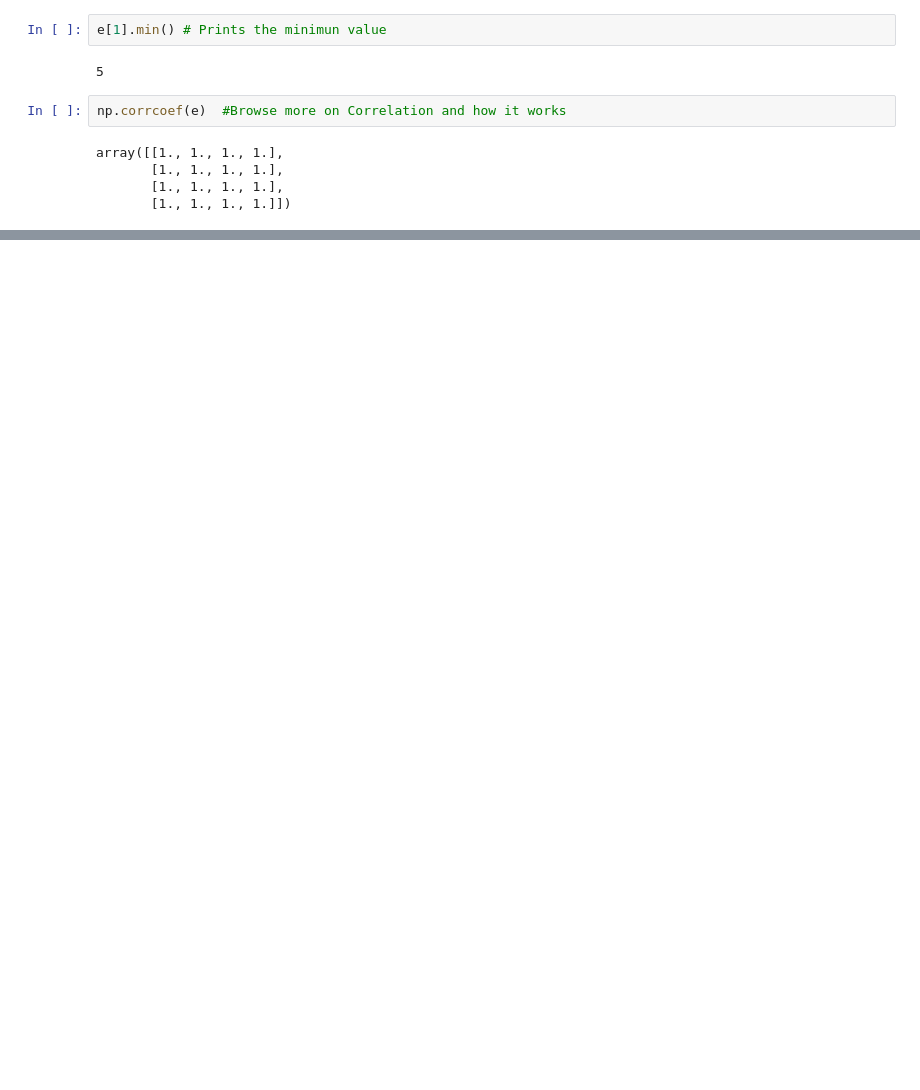
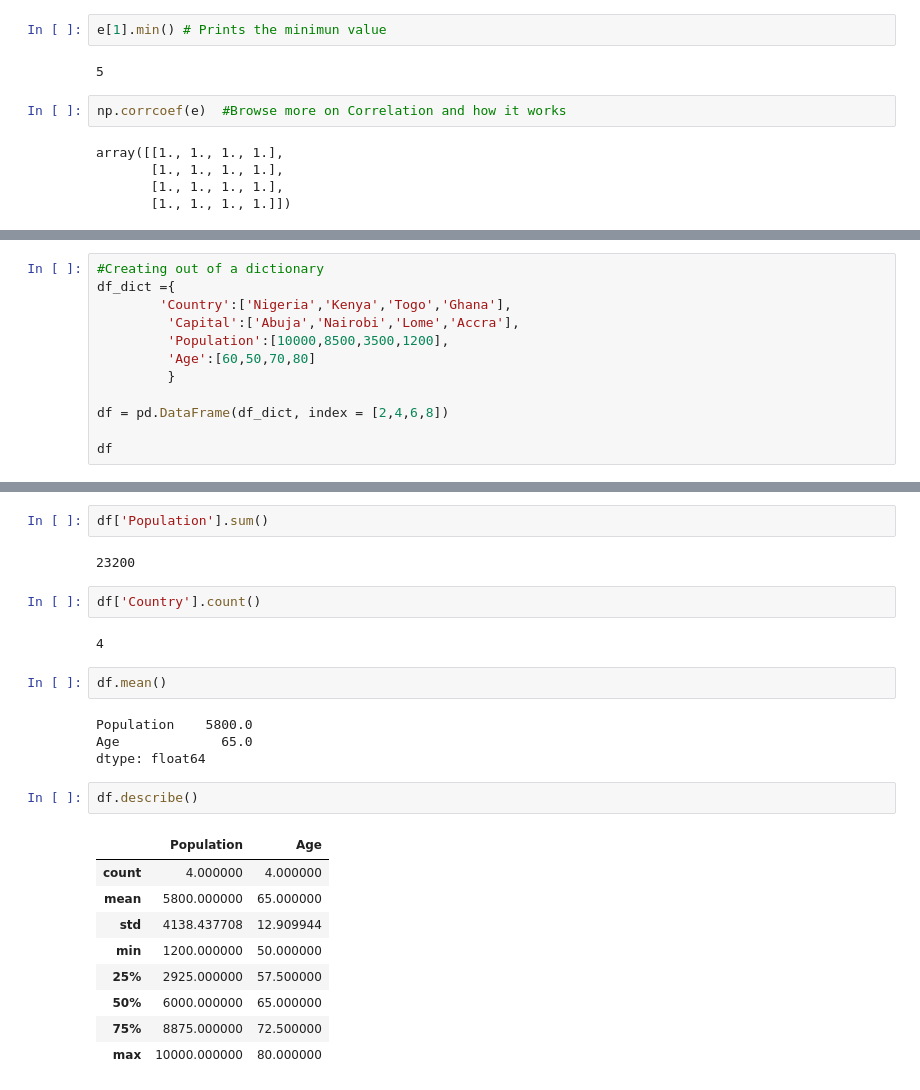
Before and after one commit to echefulouis/Data_Science_tutorial, a Jupyter notebook: Hamonye Notes/Python in ML by Hamonye.ipynb, the cells around one changed output, grey strips where cells are left out. Cells and saved outputs as stored; diff of their text form; blank space fills up the shorter version.

```diff
--- a/Hamonye Notes/Python in ML by Hamonye.ipynb
+++ b/Hamonye Notes/Python in ML by Hamonye.ipynb
@@ -206,0 +297,12 @@ array([[1., 1., 1., 1.],
+# %%
+#Creating out of a dictionary
+df_dict ={
+        'Country':['Nigeria','Kenya','Togo','Ghana'],
+         'Capital':['Abuja','Nairobi','Lome','Accra'],
+         'Population':[10000,8500,3500,1200],
+         'Age':[60,50,70,80]
+         }
+
+df = pd.DataFrame(df_dict, index = [2,4,6,8])
+
+df
@@ -206,0 +357,26 @@ array([[1., 1., 1., 1.],
+# %%
+df['Population'].sum()
+# %% [output]
+23200
+# %%
+df['Country'].count()
+# %% [output]
+4
+# %%
+df.mean()
+# %% [output]
+Population    5800.0
+Age             65.0
+dtype: float64
+# %%
+df.describe()
+# %% [output]
+|  | Population | Age |
+| count | 4.000000 | 4.000000 |
+| mean | 5800.000000 | 65.000000 |
+| std | 4138.437708 | 12.909944 |
+| min | 1200.000000 | 50.000000 |
+| 25% | 2925.000000 | 57.500000 |
+| 50% | 6000.000000 | 65.000000 |
+| 75% | 8875.000000 | 72.500000 |
+| max | 10000.000000 | 80.000000 |
```
Also changed, not shown: parts of 27 cells of this notebook, 1 other file.
